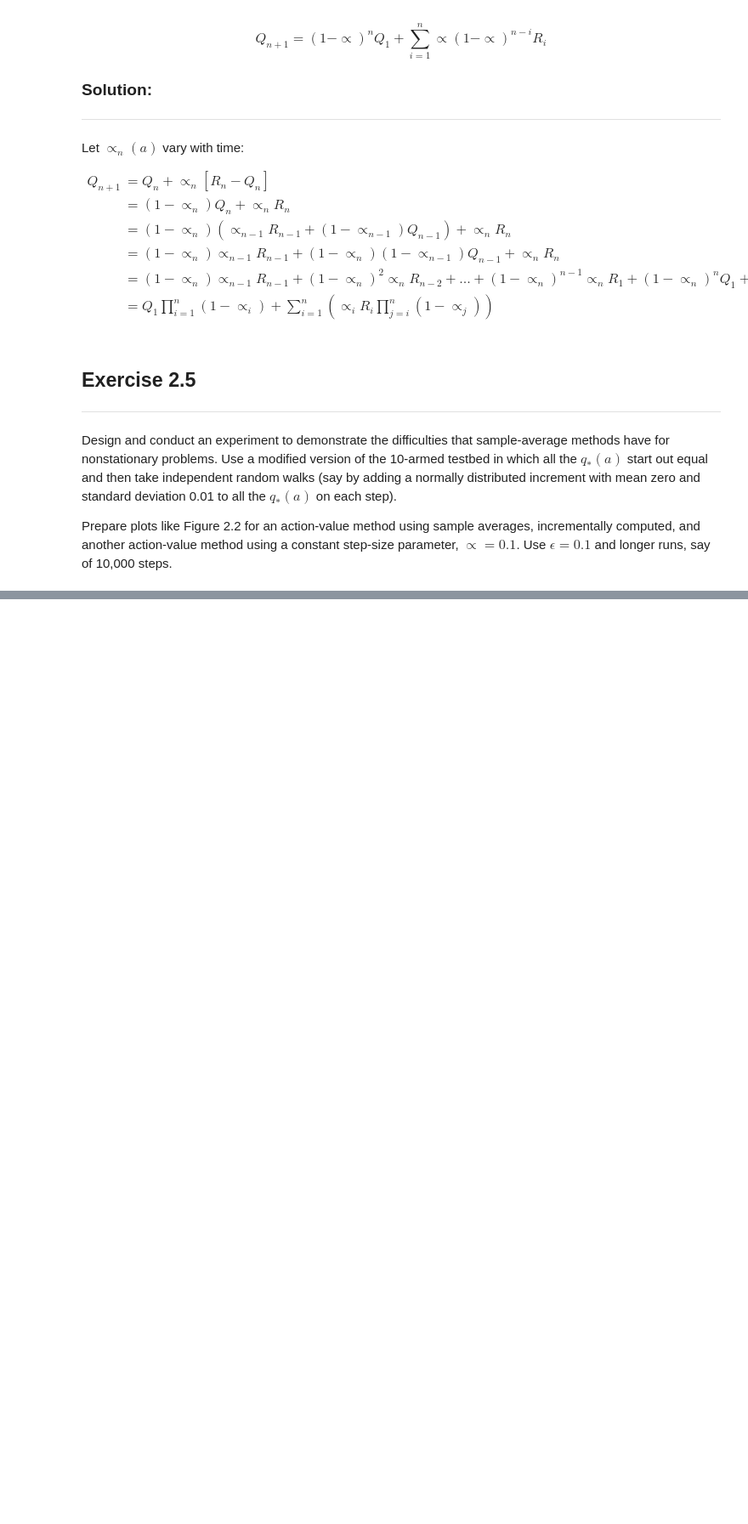
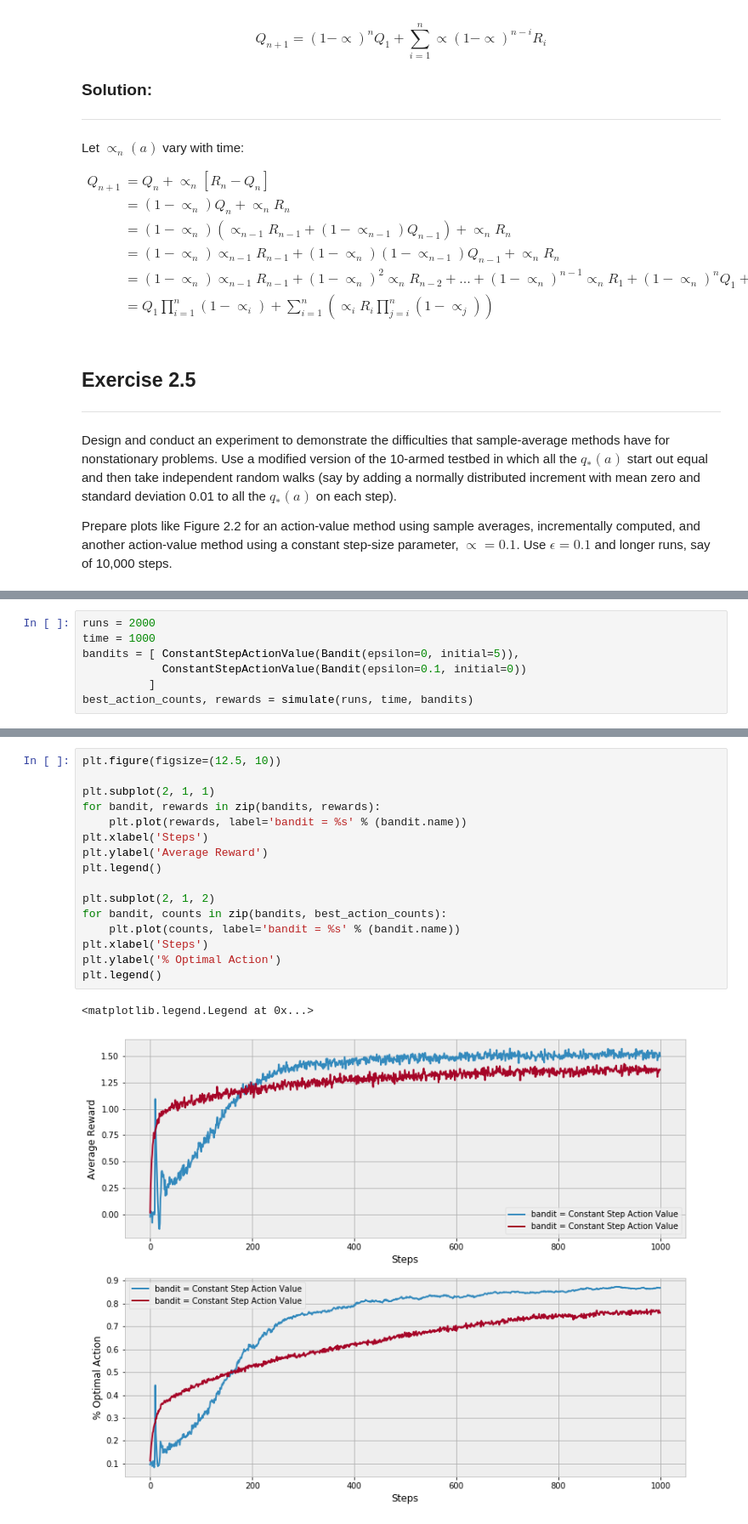
Before and after one commit to kerns-ai-lab/ReinforcementLearning2E, a Jupyter notebook: ch2/K-Armed_Bandits.ipynb, the cells around one changed output, grey strips where cells are left out. Shown at 85% size. Saved outputs shown, nothing was run; the diff lists cells and outputs as text; blank space fills up the shorter version.

```diff
--- a/ch2/K-Armed_Bandits.ipynb
+++ b/ch2/K-Armed_Bandits.ipynb
@@ -268,0 +270,7 @@ plt.legend()
+# %%
+runs = 2000
+time = 1000
+bandits = [ ConstantStepActionValue(Bandit(epsilon=0, initial=5)),
+            ConstantStepActionValue(Bandit(epsilon=0.1, initial=0))
+          ]
+best_action_counts, rewards = simulate(runs, time, bandits)
@@ -268,0 +280,19 @@ plt.legend()
+# %%
+plt.figure(figsize=(12.5, 10))
+
+plt.subplot(2, 1, 1)
+for bandit, rewards in zip(bandits, rewards):
+    plt.plot(rewards, label='bandit = %s' % (bandit.name))
+plt.xlabel('Steps')
+plt.ylabel('Average Reward')
+plt.legend()
+
+plt.subplot(2, 1, 2)
+for bandit, counts in zip(bandits, best_action_counts):
+    plt.plot(counts, label='bandit = %s' % (bandit.name))
+plt.xlabel('Steps')
+plt.ylabel('% Optimal Action')
+plt.legend()
+# %% [output]
+<matplotlib.legend.Legend at 0x...>
+[figure, added]
```
Also changed, not shown: parts of 14 cells of this notebook.
